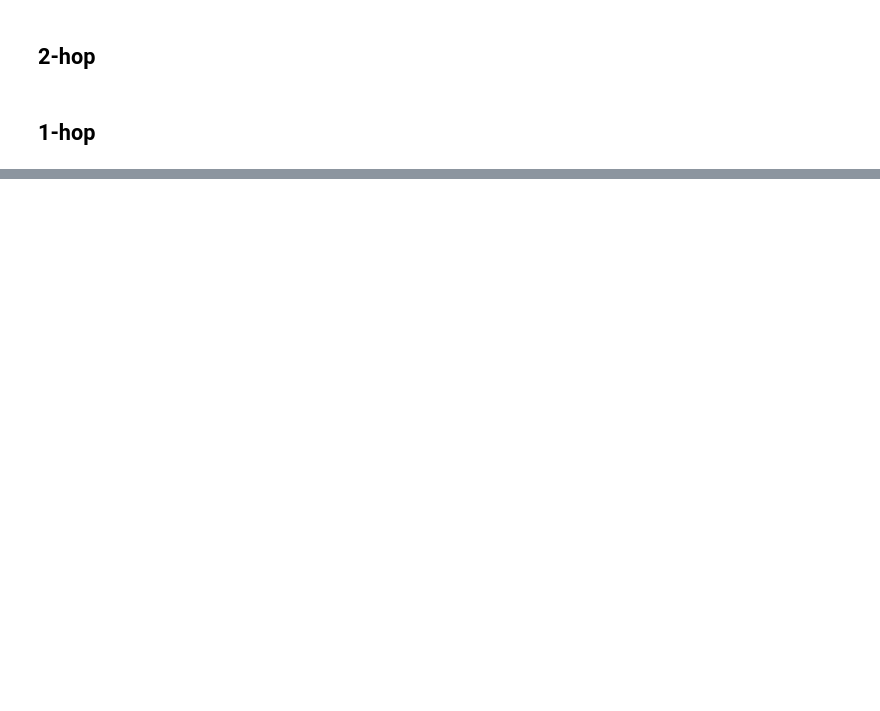
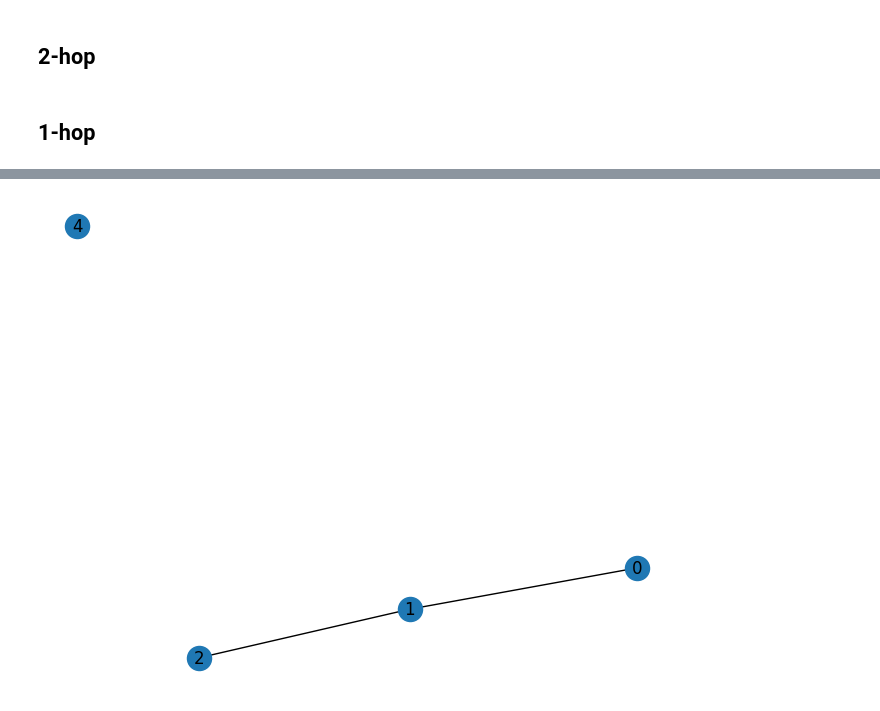
Before and after one commit to faraz2023/optimal-design-of-vaccination-policies, a Jupyter notebook: export_summary_results.ipynb, the cells around one changed output, grey strips where cells are left out. Cells and saved outputs as stored; diff of their text form; code cells hidden in the pictures; blank space fills up the shorter version.

```diff
--- a/export_summary_results.ipynb
+++ b/export_summary_results.ipynb
@@ -72,0 +302,2 @@ dcndp_1hop_df.to_csv(os.path.join(summary_results_path, 'dcndp_1hop_summary_resu
+# %%
+m, critical_nodes = solve_modified_1hop_DCND(G, b)
@@ -72,0 +322,6 @@ dcndp_1hop_df.to_csv(os.path.join(summary_results_path, 'dcndp_1hop_summary_resu
+# %%
+G.remove_nodes_from(critical_nodes)
+
+nx.draw(G, with_labels=True)
+# %% [output]
+[figure, added]
```
Also changed, not shown: parts of 26 cells of this notebook, 1 other file.
